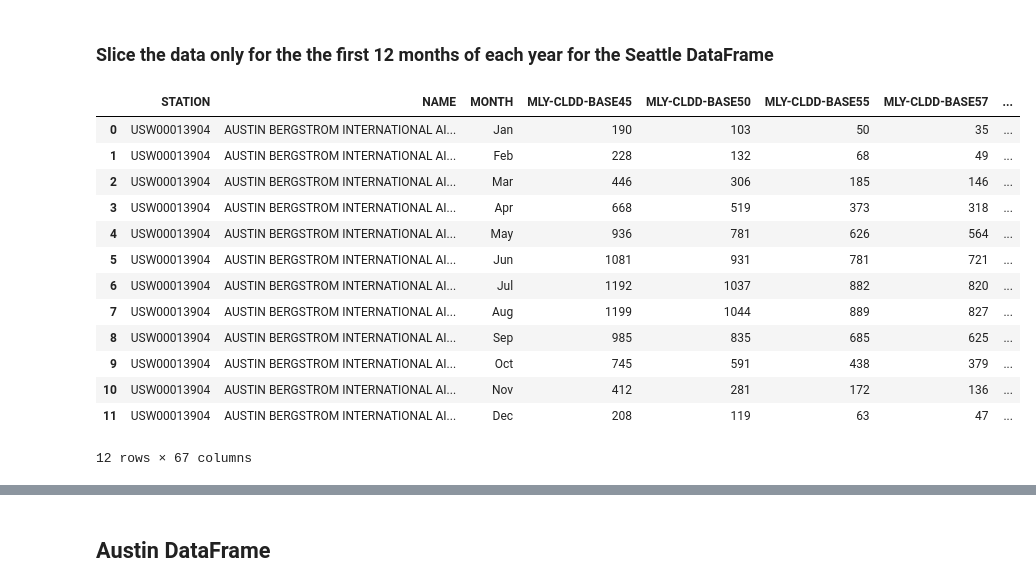
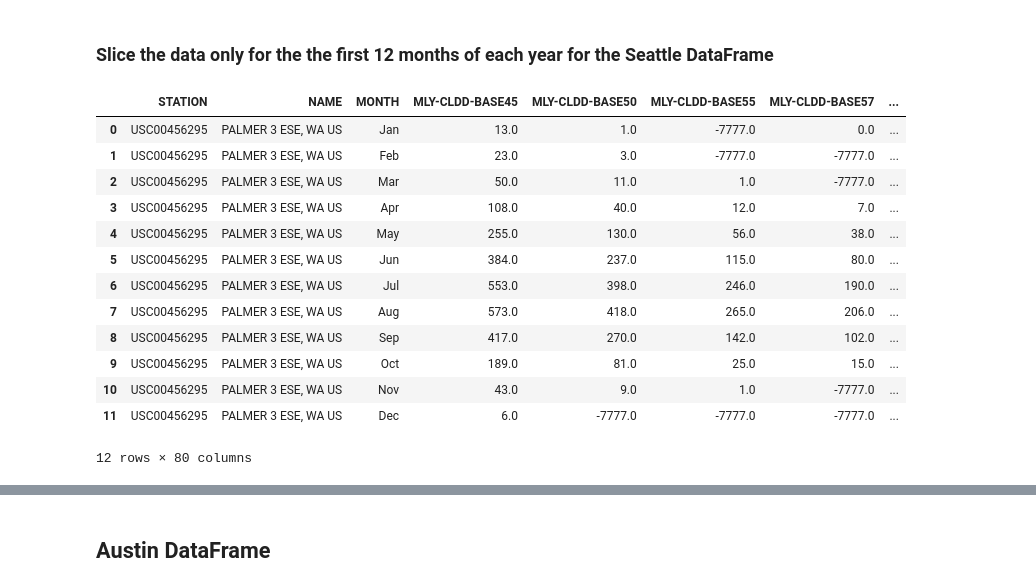
Before and after one commit to moloo1961/Python-notes, a Jupyter notebook: Python_Data_Analysis_Notes/Matplotlib_and_Seaborn.ipynb, the cells around one changed output, grey strips where cells are left out. Cells and saved outputs as stored; diff of their text form; code cells hidden in the pictures.

```diff
--- a/Python_Data_Analysis_Notes/Matplotlib_and_Seaborn.ipynb
+++ b/Python_Data_Analysis_Notes/Matplotlib_and_Seaborn.ipynb
@@ -303,23 +303,23 @@ seattle_subset.head()
 # %%
 # Slice a specific 12 month period
 
-seattle_weather_sliced = austin.iloc[:12]
+seattle_weather_sliced = seattle.iloc[:12]
 seattle_weather_sliced
 # %% [output]
 |  | STATION | NAME | MONTH | MLY-CLDD-BASE45 | MLY-CLDD-BASE50 | MLY-CLDD-BASE55 | MLY-CLDD-BASE57 | ... |
-| 0 | USW00013904 | AUSTIN BERGSTROM INTERNATIONAL AI... | Jan | 190 | 103 | 50 | 35 | ... |
-| 1 | USW00013904 | AUSTIN BERGSTROM INTERNATIONAL AI... | Feb | 228 | 132 | 68 | 49 | ... |
-| 2 | USW00013904 | AUSTIN BERGSTROM INTERNATIONAL AI... | Mar | 446 | 306 | 185 | 146 | ... |
-| 3 | USW00013904 | AUSTIN BERGSTROM INTERNATIONAL AI... | Apr | 668 | 519 | 373 | 318 | ... |
-| 4 | USW00013904 | AUSTIN BERGSTROM INTERNATIONAL AI... | May | 936 | 781 | 626 | 564 | ... |
-| 5 | USW00013904 | AUSTIN BERGSTROM INTERNATIONAL AI... | Jun | 1081 | 931 | 781 | 721 | ... |
-| 6 | USW00013904 | AUSTIN BERGSTROM INTERNATIONAL AI... | Jul | 1192 | 1037 | 882 | 820 | ... |
-| 7 | USW00013904 | AUSTIN BERGSTROM INTERNATIONAL AI... | Aug | 1199 | 1044 | 889 | 827 | ... |
-| 8 | USW00013904 | AUSTIN BERGSTROM INTERNATIONAL AI... | Sep | 985 | 835 | 685 | 625 | ... |
-| 9 | USW00013904 | AUSTIN BERGSTROM INTERNATIONAL AI... | Oct | 745 | 591 | 438 | 379 | ... |
-| 10 | USW00013904 | AUSTIN BERGSTROM INTERNATIONAL AI... | Nov | 412 | 281 | 172 | 136 | ... |
-| 11 | USW00013904 | AUSTIN BERGSTROM INTERNATIONAL AI... | Dec | 208 | 119 | 63 | 47 | ... |
+| 0 | USC00456295 | PALMER 3 ESE, WA US | Jan | 13.0 | 1.0 | -7777.0 | 0.0 | ... |
+| 1 | USC00456295 | PALMER 3 ESE, WA US | Feb | 23.0 | 3.0 | -7777.0 | -7777.0 | ... |
+| 2 | USC00456295 | PALMER 3 ESE, WA US | Mar | 50.0 | 11.0 | 1.0 | -7777.0 | ... |
+| 3 | USC00456295 | PALMER 3 ESE, WA US | Apr | 108.0 | 40.0 | 12.0 | 7.0 | ... |
+| 4 | USC00456295 | PALMER 3 ESE, WA US | May | 255.0 | 130.0 | 56.0 | 38.0 | ... |
+| 5 | USC00456295 | PALMER 3 ESE, WA US | Jun | 384.0 | 237.0 | 115.0 | 80.0 | ... |
+| 6 | USC00456295 | PALMER 3 ESE, WA US | Jul | 553.0 | 398.0 | 246.0 | 190.0 | ... |
+| 7 | USC00456295 | PALMER 3 ESE, WA US | Aug | 573.0 | 418.0 | 265.0 | 206.0 | ... |
+| 8 | USC00456295 | PALMER 3 ESE, WA US | Sep | 417.0 | 270.0 | 142.0 | 102.0 | ... |
+| 9 | USC00456295 | PALMER 3 ESE, WA US | Oct | 189.0 | 81.0 | 25.0 | 15.0 | ... |
+| 10 | USC00456295 | PALMER 3 ESE, WA US | Nov | 43.0 | 9.0 | 1.0 | -7777.0 | ... |
+| 11 | USC00456295 | PALMER 3 ESE, WA US | Dec | 6.0 | -7777.0 | -7777.0 | -7777.0 | ... |
-12 rows × 67 columns
+12 rows × 80 columns
 # %%
 # Plot the sliced 12 month period
 
```
Also changed, not shown: parts of 8 cells of this notebook, 2 other files.
